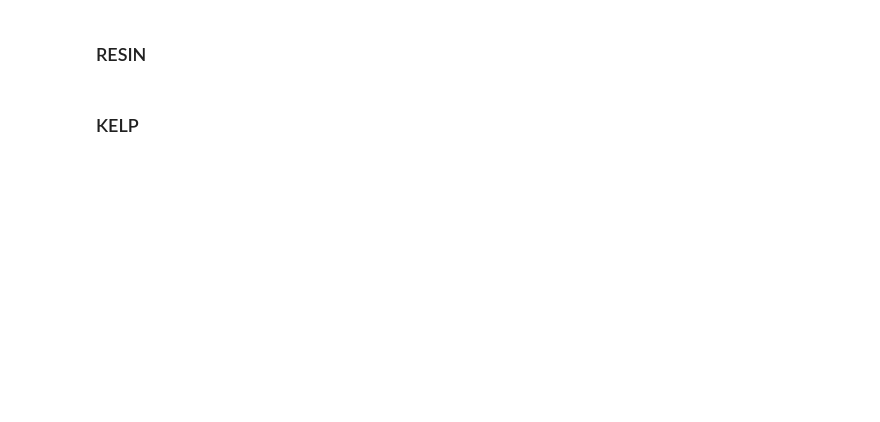
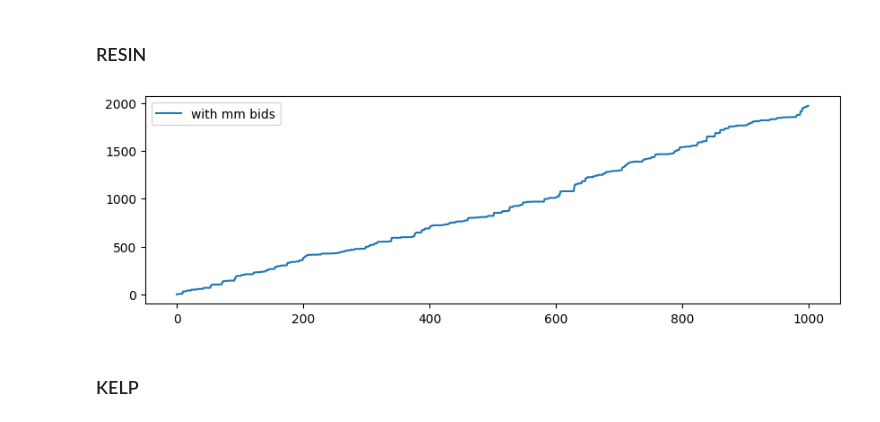
Before and after one commit to karinsim/Prosperity-by-IMC, a Jupyter notebook: round1.ipynb, the cells around one changed output. Saved outputs shown, nothing was run; the diff lists cells and outputs as text; code cells hidden in the pictures; blank space fills up the shorter version.

```diff
--- a/round1.ipynb
+++ b/round1.ipynb
@@ -64,9 +42,11 @@ squid_hist = squid_hist.merge(squid[["timestamp", "mid_price"]], on="timestamp",
 ### RESIN
 # %%
 plt.figure(figsize=(10,3))
-plt.plot(kelp["timestamp"]/100, PnL.loc[PnL["product"]=="RAINFOREST_RESIN"]["profit_and_loss"], label="with mm bids")
+plt.plot(kelp["timestamp"].array[:1000]/100, PnL.loc[PnL["product"]=="RAINFOREST_RESIN"]["profit_and_loss"], label="with mm bids")
 plt.legend()
 plt.show()
+# %% [output]
+[figure, added]
 # %% [markdown]
 ### KELP
 # %%
```
Also changed, not shown: parts of 34 cells of this notebook, 1 other file.
